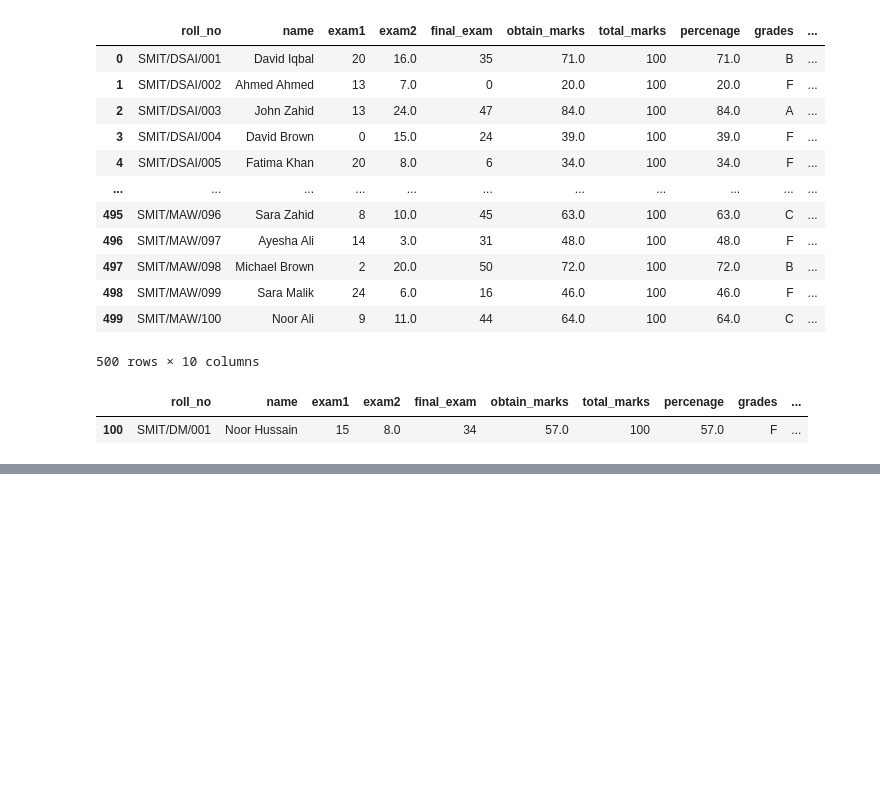
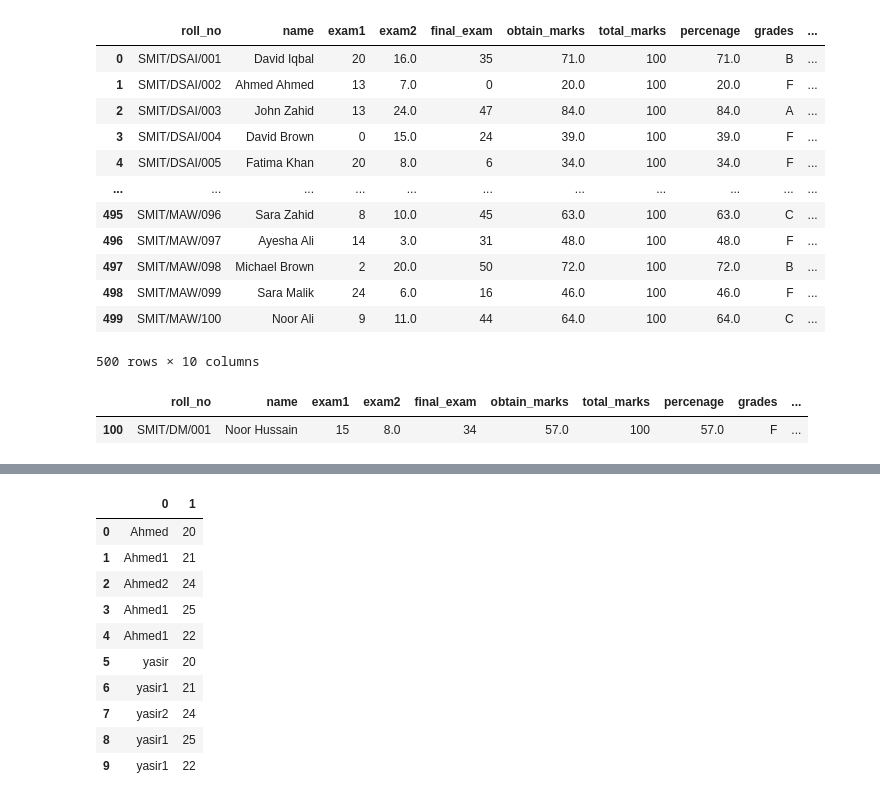
Before and after one commit to memonY49/SMIT-AI-DS-Batch-3, a Jupyter notebook: PandasPractice.ipynb, the cells around one changed output, grey strips where cells are left out. Saved outputs shown, nothing was run; the diff lists cells and outputs as text; code cells hidden in the pictures; blank space fills up the shorter version.

```diff
--- a/PandasPractice.ipynb
+++ b/PandasPractice.ipynb
@@ -568,0 +571,16 @@ class_group.get_group('DM')[student_data['name']=='Noor Hussain']
+# %%
+data = [["yasir",20,],
+        ["yasir1",21,],
+        ["yasir2",24,],
+       ["yasir1",25,],
+       ["yasir1",22,]]
+# %%
+data1 = [["Ahmed",20,'A'],
+        ["Ahmed1",21,'A'],
+        ["Ahmed2",24,'A'],
+       ["Ahmed1",25,'A'],
+       ["Ahmed1",22,'A']]
+# %%
+my_df1 = pd.DataFrame(data)
+# %%
+my_df2 = pd.DataFrame(data1)
@@ -568,0 +605,14 @@ class_group.get_group('DM')[student_data['name']=='Noor Hussain']
+# %%
+pd.concat([my_df2,my_df1], ignore_index=True, axis=0, join='inner')
+# %% [output]
+|  | 0 | 1 |
+| 0 | Ahmed | 20 |
+| 1 | Ahmed1 | 21 |
+| 2 | Ahmed2 | 24 |
+| 3 | Ahmed1 | 25 |
+| 4 | Ahmed1 | 22 |
+| 5 | yasir | 20 |
+| 6 | yasir1 | 21 |
+| 7 | yasir2 | 24 |
+| 8 | yasir1 | 25 |
+| 9 | yasir1 | 22 |
```
Also changed, not shown: parts of 8 cells of this notebook, 1 other file.
